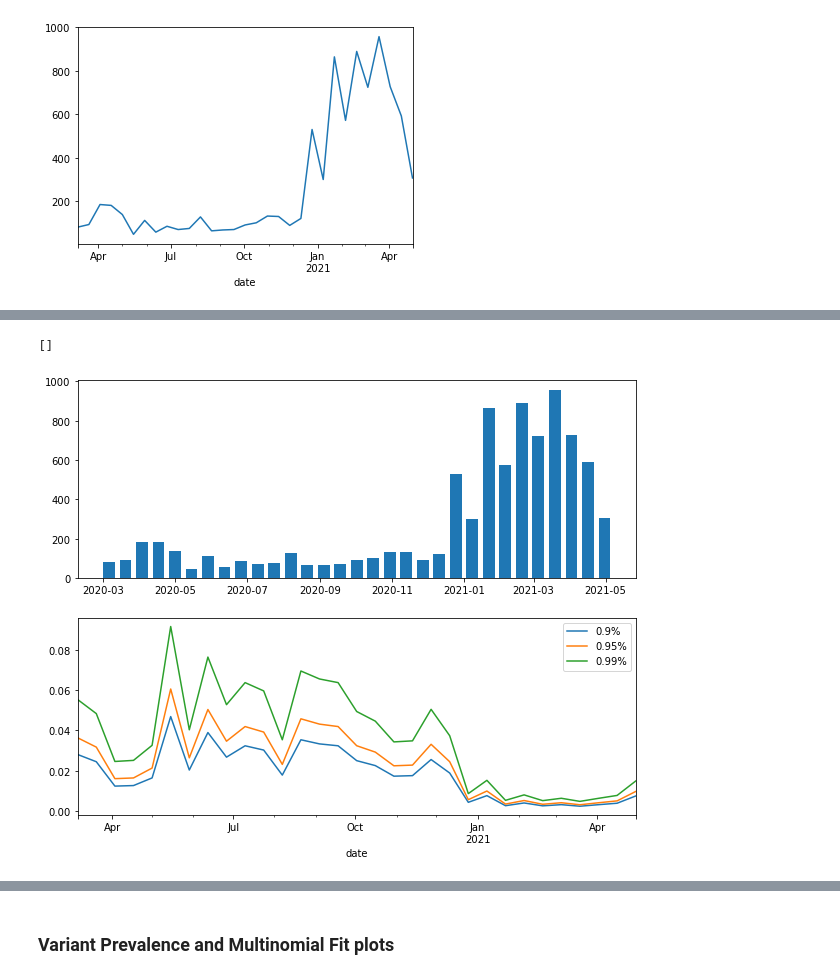
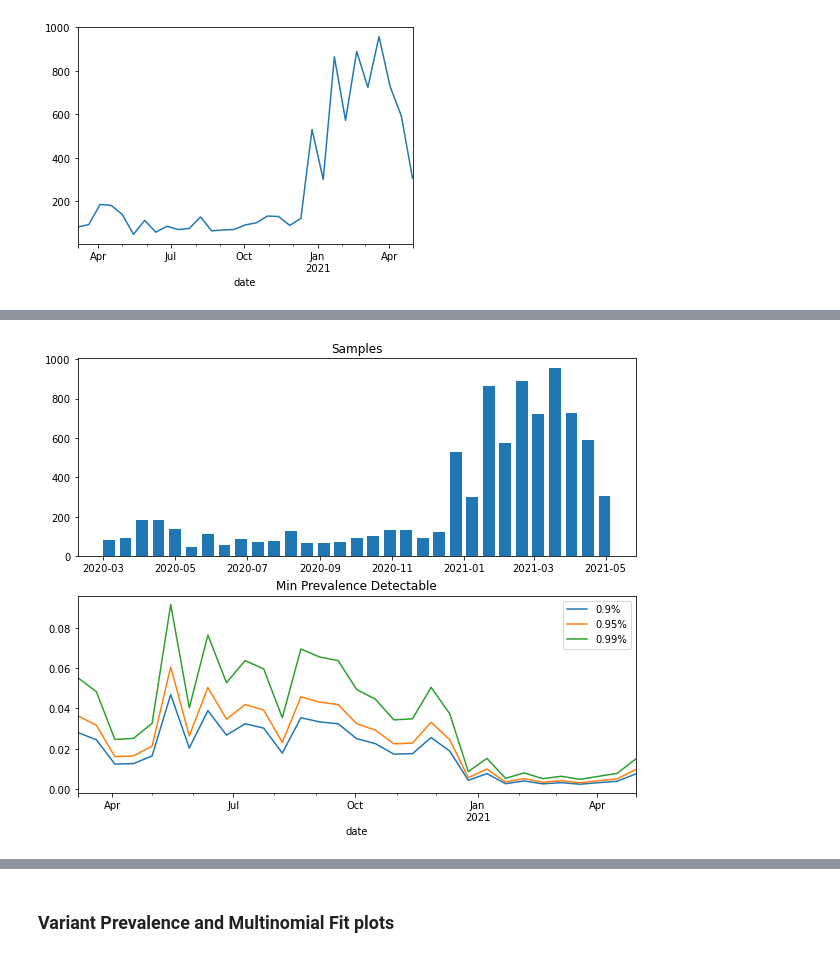
Before and after one commit to itsyosef/bionetworks, a Jupyter notebook: covid/notebooks/variant_muller_projection.ipynb, the cells around one changed output, grey strips where cells are left out. Drawn from its saved outputs; the diff is of its cells as text; code cells hidden in the pictures.

```diff
--- a/covid/notebooks/variant_muller_projection.ipynb
+++ b/covid/notebooks/variant_muller_projection.ipynb
@@ -353,15 +325,19 @@ tab_variant_colors
 # %%
 def apply_confidence_bound(col, prob):
     return 1 - (1 - prob)**(1/col)
 sample_bounds = pd.DataFrame(samples, columns=["samples"])
 for confidence in [0.9, 0.95, 0.99]:
     sample_bounds[f"{confidence}%"] = apply_confidence_bound(sample_bounds.samples, confidence)
 fig, axs = plt.subplots(2, figsize=(10,8))
 # sample_bounds["samples"].plot(ax=axs[0])
 axs[0].bar(sample_bounds.index, sample_bounds.samples, width=10)
 # twinx=ax.twinx()
 sample_bounds.drop(columns=["samples"]).plot(ax=axs[1])
-axs[1].plot()
+# axs[1].plot()
+# for ix, info in enumerate(variant_info):
+#     axs[1].plot(info[1], info[2], "o", color=tab_variant_colors[ix], label=info[0], )
+axs[0].set_title("Samples")
+axs[1].set_title("Min Prevalence Detectable")
+plt.savefig("test_confidence_intervals_va_variants.png")
 # %% [output]
-[]
-[figure, old version]
+[figure, new version]
```
Also changed, not shown: parts of 3 cells of this notebook, 2 other files.
